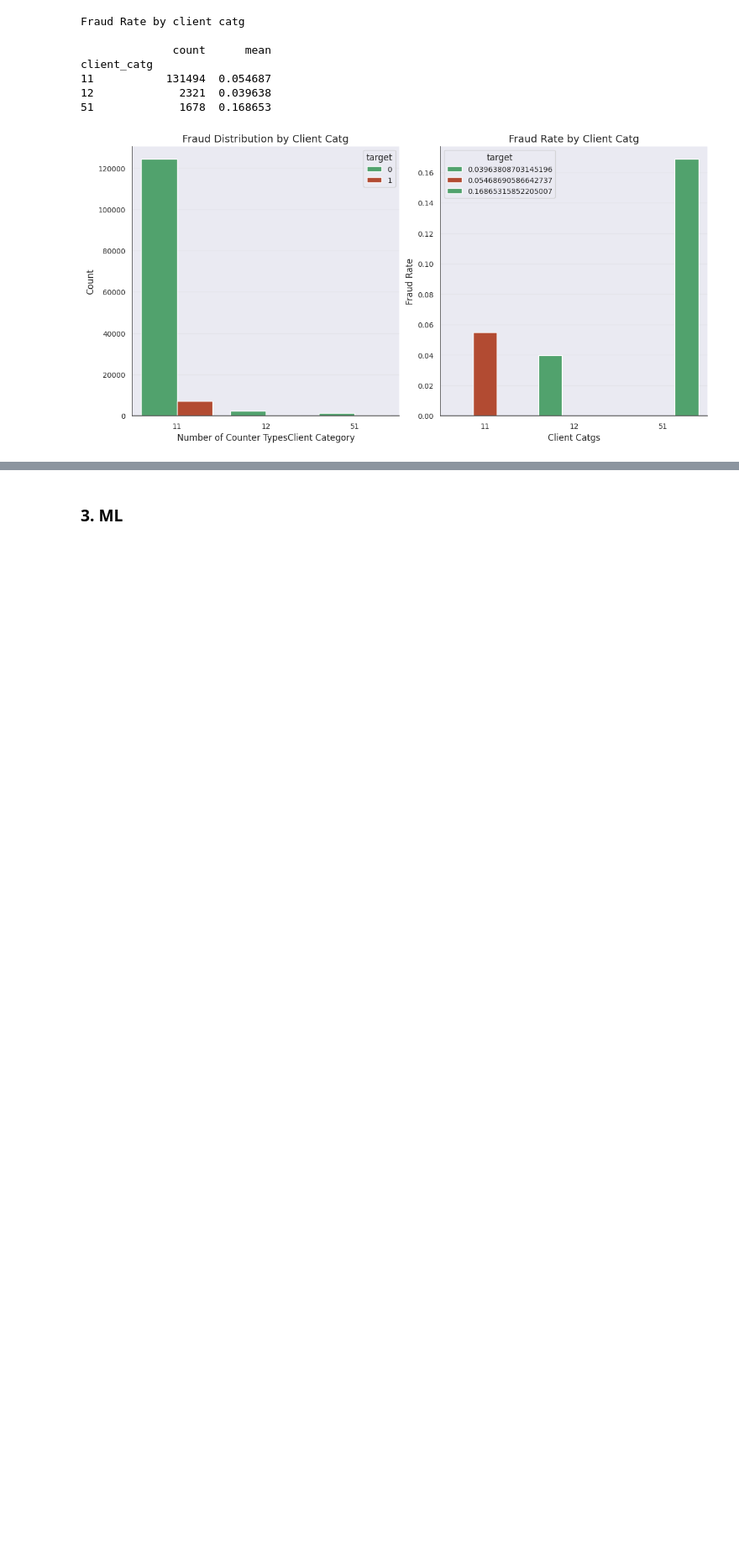
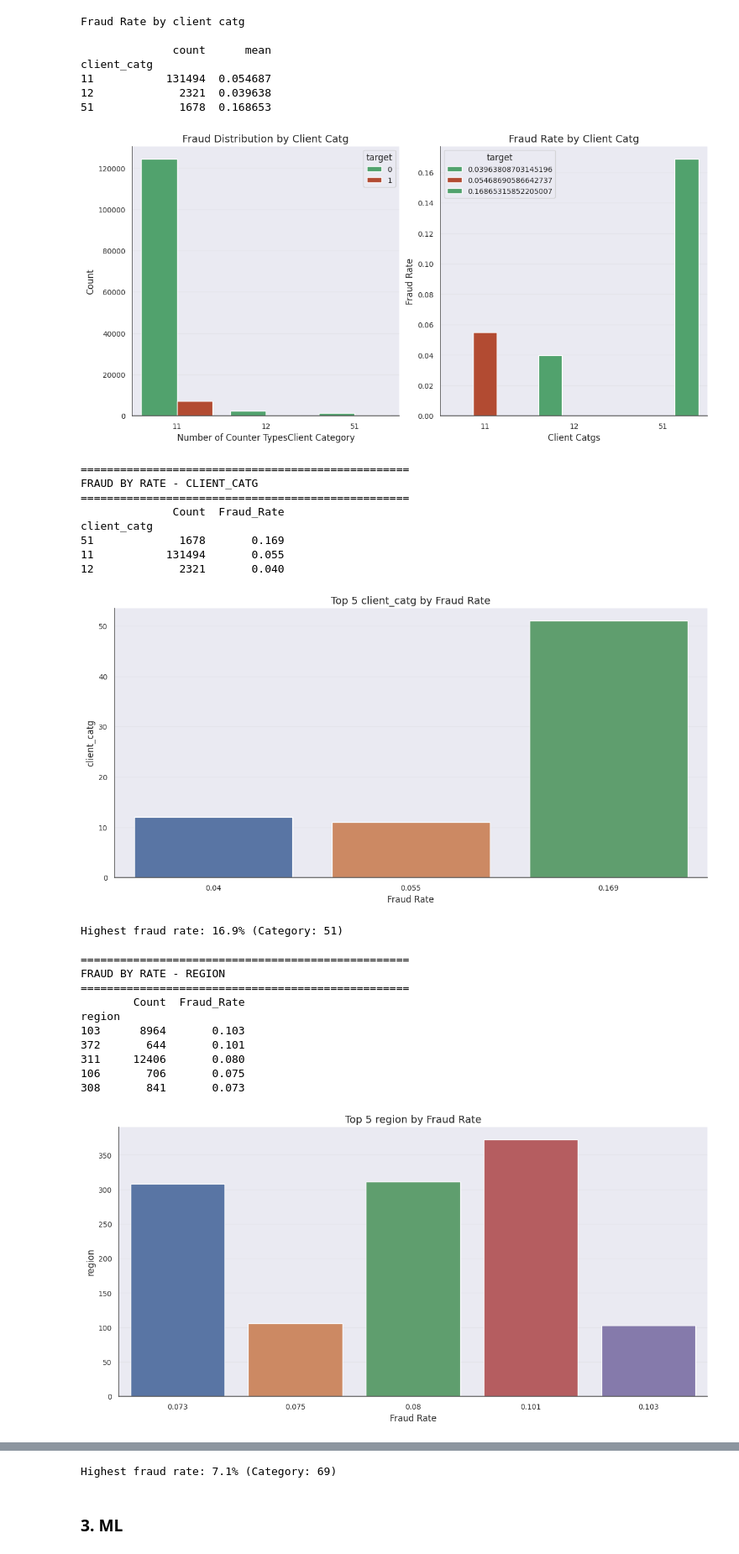
Before and after one commit to Rackkoun/ds-ml-project, a Jupyter notebook: notebooks/ml_challenge_fraud_detection_rackkoun.ipynb, the cells around one changed output, grey strips where cells are left out. Shown at 84% size. Cells and saved outputs as stored; diff of their text form; code cells hidden in the pictures; blank space fills up the shorter version.

```diff
--- a/notebooks/ml_challenge_fraud_detection_rackkoun.ipynb
+++ b/notebooks/ml_challenge_fraud_detection_rackkoun.ipynb
@@ -404,11 +856,11 @@ invoice_agg_dict = {
 # %%
 # create a copy of all df
 # train
-client_train_df_00 = make_a_copy(client_train_df)
-invoice_train_df_00 = make_a_copy(invoice_train_df)
+client_train_df_00 = fh.make_a_copy(client_train_df)
+invoice_train_df_00 = fh.make_a_copy(invoice_train_df)
 # test
-client_test_df_00 = make_a_copy(client_test_df)
-invoice_test_df_00 = make_a_copy(invoice_test_df)
+client_test_df_00 = fh.make_a_copy(client_test_df)
+invoice_test_df_00 = fh.make_a_copy(invoice_test_df)
 # %%
 invoice_train_df_00.groupby("client_id").agg({
     "counter_type": ["first", "last"],
@@ -468,8 +920,8 @@ dtypes: datetime64[ns](1), float64(1), int64(3), object(1)
 memory usage: 6.2+ MB
 # %%
 # agg invoice (do the same for test set)
-invoice_train_df_agg = agg_invoice(invoice_train_df_00, invoice_agg_dict)
-invoice_train_df_agg = agg_invoice_add_counter_type(invoice_train_df_00, invoice_train_df_agg)
+invoice_train_df_agg = fh.agg_invoice(invoice_train_df_00, fh.invoice_agg_dict)
+invoice_train_df_agg = fh.agg_invoice_add_counter_type(invoice_train_df_00, invoice_train_df_agg)
 # %%
 invoice_train_df_agg.head()
 # %% [output]
@@ -729,7 +1159,7 @@ plot_consumption_distribution(has_gas_and_elecdf, missing_data_std_1, "Gas & Ele
 # %%
 # providing 0 for null entries in std: no invoice
 # train
-train_data_df_00 = make_a_copy(train_data_df)
+train_data_df_00 = fh.make_a_copy(train_data_df)
 train_data_df_00.head(2)
 # %% [output]
 |  | disrict | client_id | client_catg | region | creation_date | consommation_level_1_count | consommation_level_1_sum | ... |
@@ -770,6 +1190,6 @@ final_cols = [
 # %%
 # Train set
-train_data_df_00 = train_data_df_00.loc[:, final_cols]
+train_data_df_00 = train_data_df_00.loc[:, fh.final_cols]
 train_data_df_00.head(3)
 # %% [output]
 |  | disrict | client_catg | region | counter_type_nunique | consommation_level_1_min | consommation_level_1_mean | ... |
@@ -1021,3 +1441,29 @@ client_catg
 12             2321  0.039638
 51             1678  0.168653
 [figure]
+# %%
+# ---- here we go -----
+fh.fraud_rate_catg_features(train_data_df_00)
+# %% [output]
+==================================================
+FRAUD BY RATE - CLIENT_CATG
+==================================================
+              Count  Fraud_Rate
+client_catg
+51             1678       0.169
+11           131494       0.055
+12             2321       0.040
+[figure, added]
+Highest fraud rate: 16.9% (Category: 51)
+
+==================================================
+FRAUD BY RATE - REGION
+==================================================
+        Count  Fraud_Rate
+region
+103      8964       0.103
+372       644       0.101
+311     12406       0.080
+106       706       0.075
+308       841       0.073
+[figure, added]
@@ -1024,3 +1482,4 @@ client_catg
+Highest fraud rate: 7.1% (Category: 69)
 # %% [markdown]
 ### 3. ML
 # %% [markdown]
```
Also changed, not shown: parts of 63 cells of this notebook, 5 other files.
